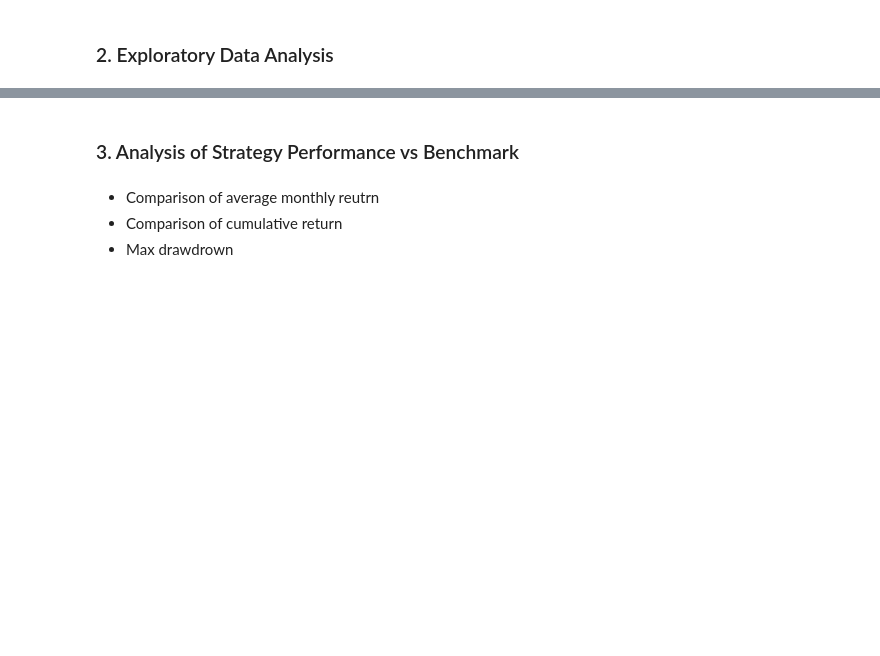
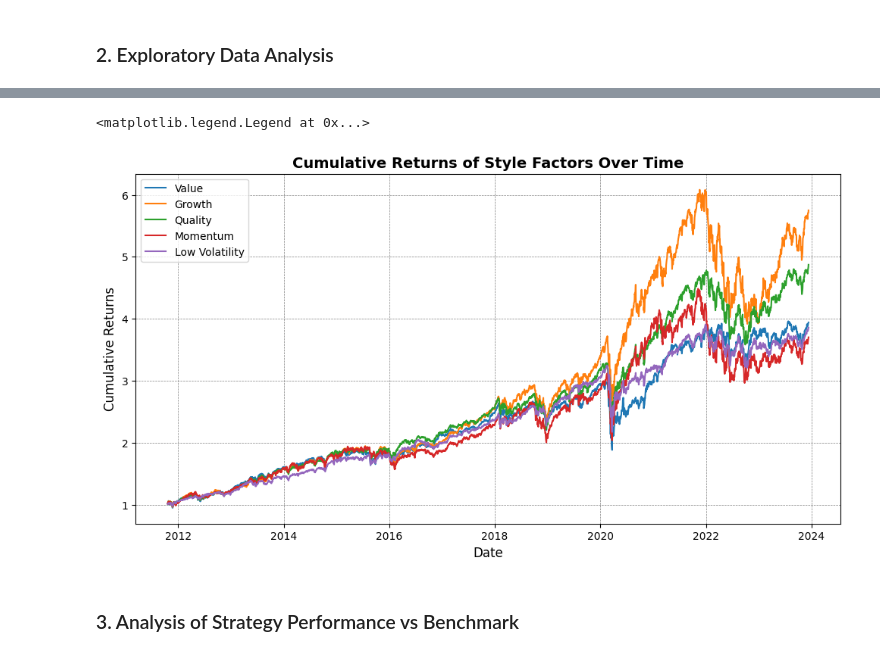
Before and after one commit to noahforougi/factor_rotation, a Jupyter notebook: src/results/result.ipynb, the cells around one changed output, grey strips where cells are left out. Saved outputs shown, nothing was run; the diff lists cells and outputs as text; code cells hidden in the pictures; blank space fills up the shorter version.

```diff
--- a/src/results/result.ipynb
+++ b/src/results/result.ipynb
@@ -51,0 +85,7 @@ strategic_dataframe.groupby("")
+# %%
+# Assuming factor_prices is your DataFrame
+# Convert 'Date' to datetime and set as index
+data = factor_prices.assign(Date = lambda x: pd.to_datetime(x.Date.astype(str).str.slice(0,10)).dt.date).set_index("Date").sort_index().dropna().pct_change()
+data.head()
+# Calculate cumulative returns for each factor
+cumulative_returns = (1 + data).cumprod()
@@ -52,6 +109,24 @@ strategic_dataframe.groupby("")
+# %%
+# Plotting
+fig, ax = plt.subplots(figsize=(12, 6))
+
+# Define a color palette
+colors = ['tab:blue', 'tab:orange', 'tab:green', 'tab:red', 'tab:purple', 'tab:pink']
+
+ax.plot(cumulative_returns.index, cumulative_returns["value"], label="Value", color=colors[0])
+ax.plot(cumulative_returns.index, cumulative_returns["growth"], label="Growth", color=colors[1])
+ax.plot(cumulative_returns.index, cumulative_returns["quality"], label="Quality", color=colors[2])
+ax.plot(cumulative_returns.index, cumulative_returns["momentum"], label="Momentum", color=colors[3])
+ax.plot(cumulative_returns.index, cumulative_returns["low_vol"], label="Low Volatility", color=colors[4])
+
+# Add grid, title, labels, and legend with a professional look
+ax.grid(True, which='both', linestyle='--', linewidth=0.5, color='grey')
+ax.set_title('Cumulative Returns of Style Factors Over Time', fontsize=14, fontweight='bold')
+ax.set_xlabel('Date', fontsize=12)
+ax.set_ylabel('Cumulative Returns', fontsize=12)
+ax.legend()
+# %% [output]
+<matplotlib.legend.Legend at 0x...>
+[figure, added]
 # %% [markdown]
 ### 3. Analysis of Strategy Performance vs Benchmark
-# %% [markdown]
-- Comparison of average monthly reutrn
-- Comparison of cumulative return
-- Max drawdrown
```
Also changed, not shown: parts of 11 cells of this notebook.
